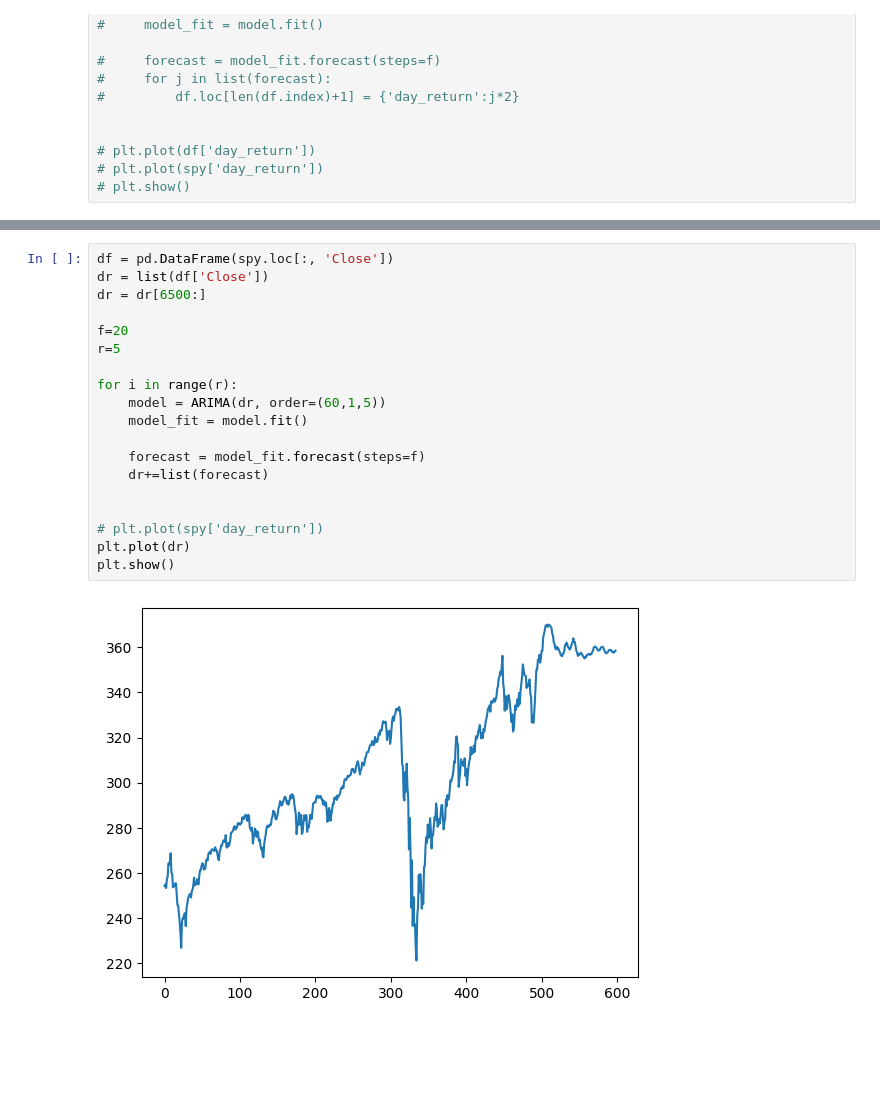
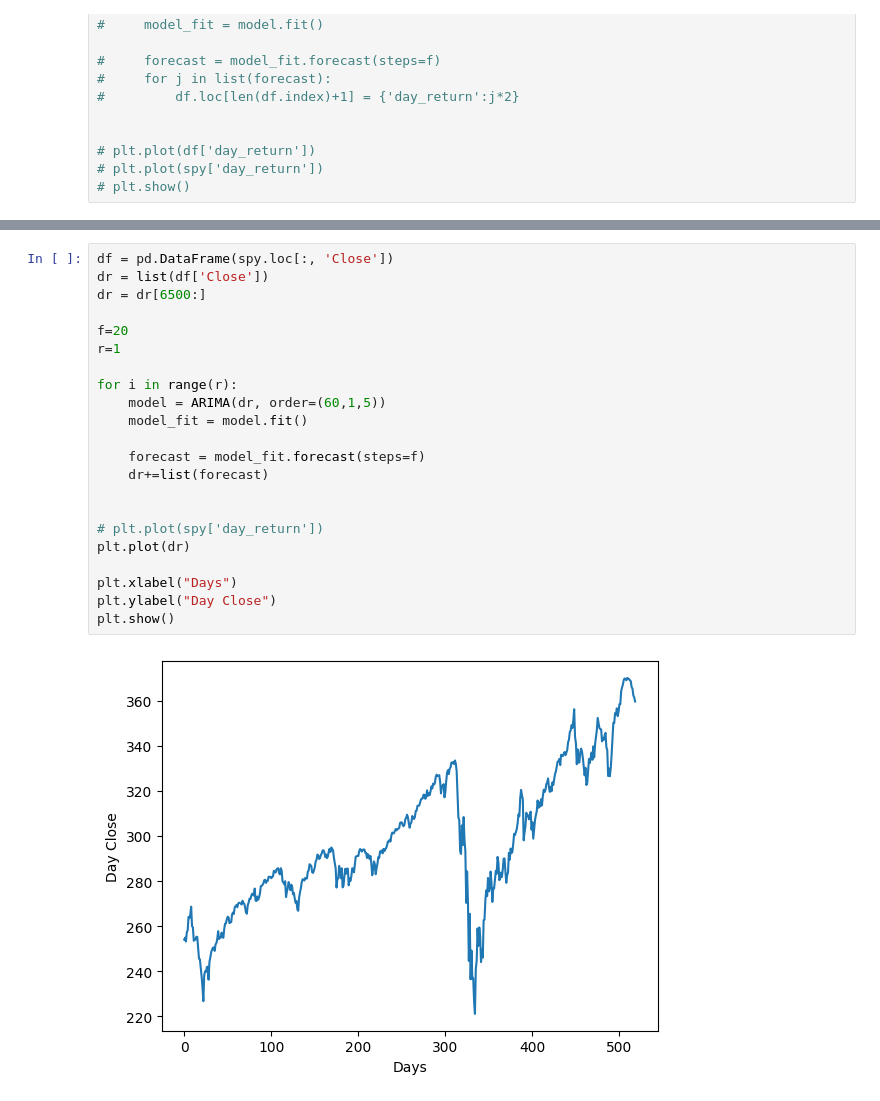
Before and after one commit to NastyVader/CryptoPortal, a Jupyter notebook: Stock-Prediction-using-different-models-main/Stock-Prediction-using-different-models-main/SPY and DIA ETF Analysis.ipynb, the cells around one changed output, grey strips where cells are left out. Saved outputs shown, nothing was run; the diff lists cells and outputs as text; blank space fills up the shorter version.

```diff
--- a/Stock-Prediction-using-different-models-main/Stock-Prediction-using-different-models-main/SPY and DIA ETF Analysis.ipynb
+++ b/Stock-Prediction-using-different-models-main/Stock-Prediction-using-different-models-main/SPY and DIA ETF Analysis.ipynb
@@ -125,23 +147,26 @@ plt.show()
 # %%
 df = pd.DataFrame(spy.loc[:, 'Close'])
 dr = list(df['Close'])
 dr = dr[6500:]
 
 f=20
-r=5
+r=1
 
 for i in range(r):
     model = ARIMA(dr, order=(60,1,5))
     model_fit = model.fit()
 
     forecast = model_fit.forecast(steps=f)
     dr+=list(forecast)
 
 
 # plt.plot(spy['day_return'])
 plt.plot(dr)
+
+plt.xlabel("Days")
+plt.ylabel("Day Close")
 plt.show()
 # %% [output]
-[figure, old version]
+[figure, new version]
 # %%
 plt.plot(dr[-f*r:])
```
Also changed, not shown: parts of 15 cells of this notebook.
